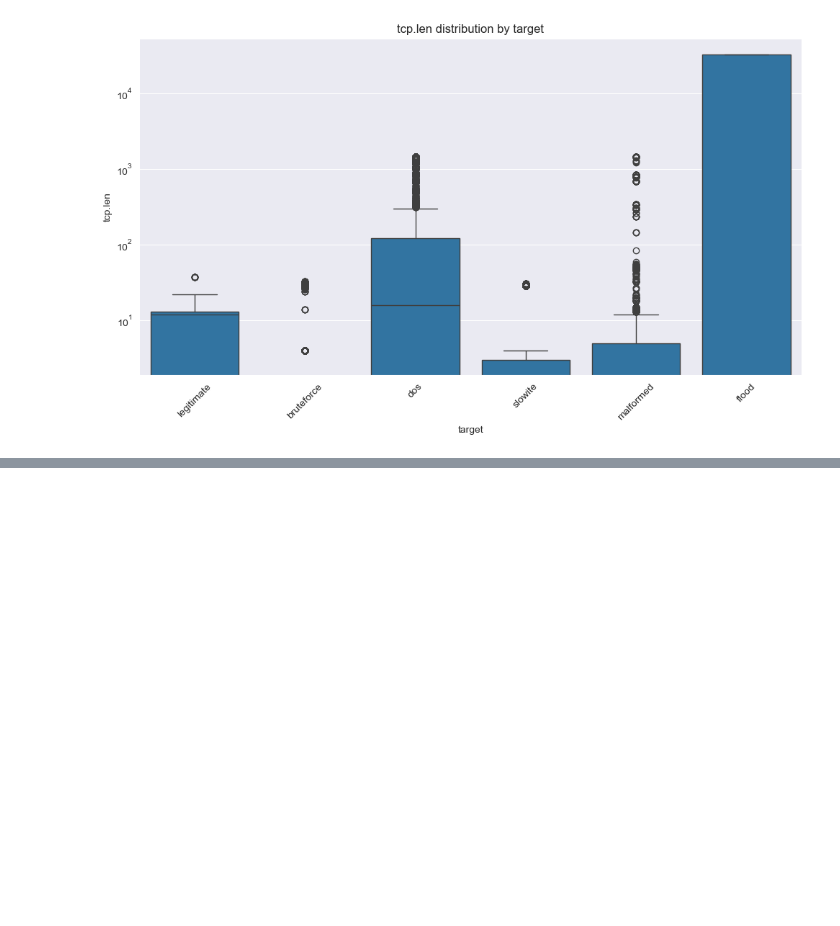
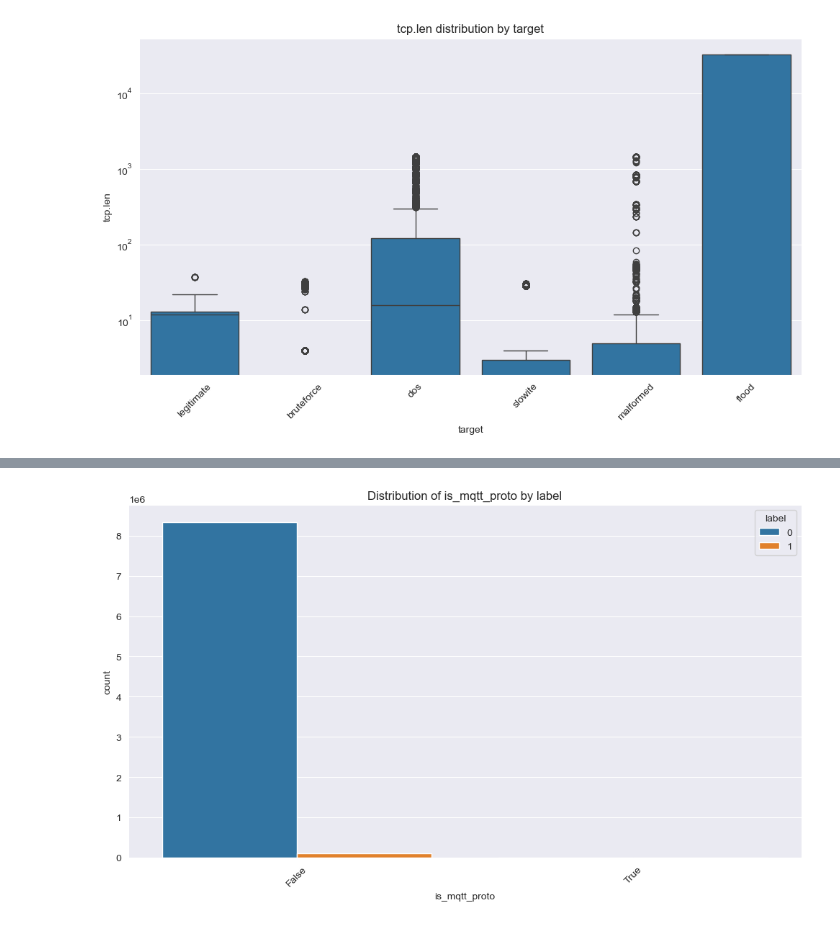
Before and after one commit to ayenifola/FINAL-YEAR-PROJECT, a Jupyter notebook: notebooks/00-exploratory-data-analysis.ipynb, the cells around one changed output, grey strips where cells are left out. Saved outputs shown, nothing was run; the diff lists cells and outputs as text; code cells hidden in the pictures; blank space fills up the shorter version.

```diff
--- a/notebooks/00-exploratory-data-analysis.ipynb
+++ b/notebooks/00-exploratory-data-analysis.ipynb
@@ -498,0 +514,4 @@ polars_plot_target_relationship(mqtt_df, "tcp.len", log_scale=True)
+# %%
+polars_plot_target_relationship(mqtt_df, "is_mqtt_proto", log_scale=False, target_col="label")
+# %% [output]
+[figure, added]
```
Also changed, not shown: parts of 18 cells of this notebook, 11 other files.
